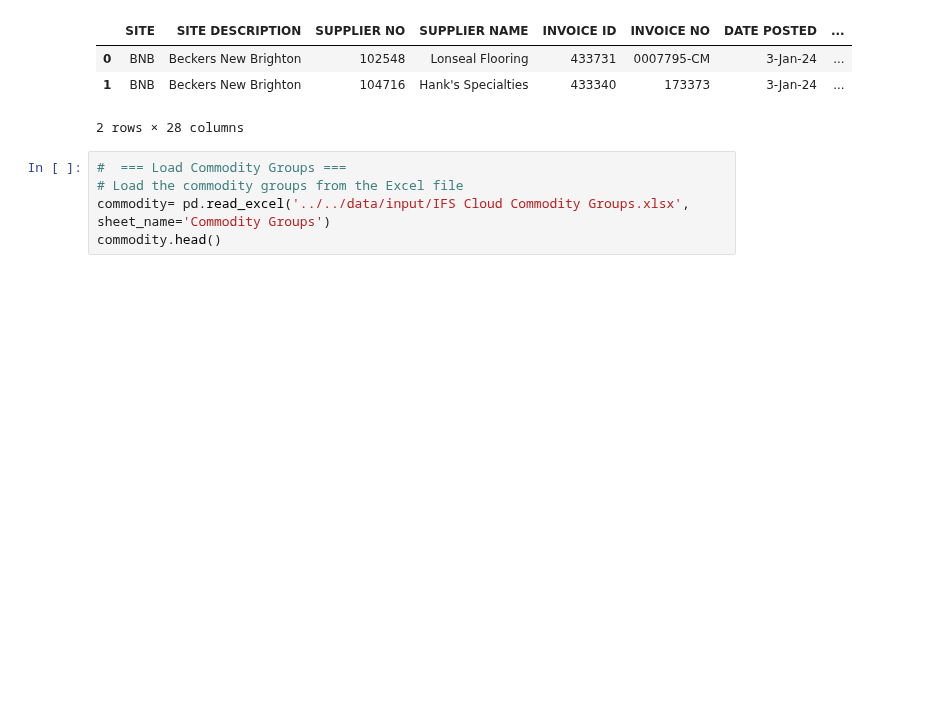
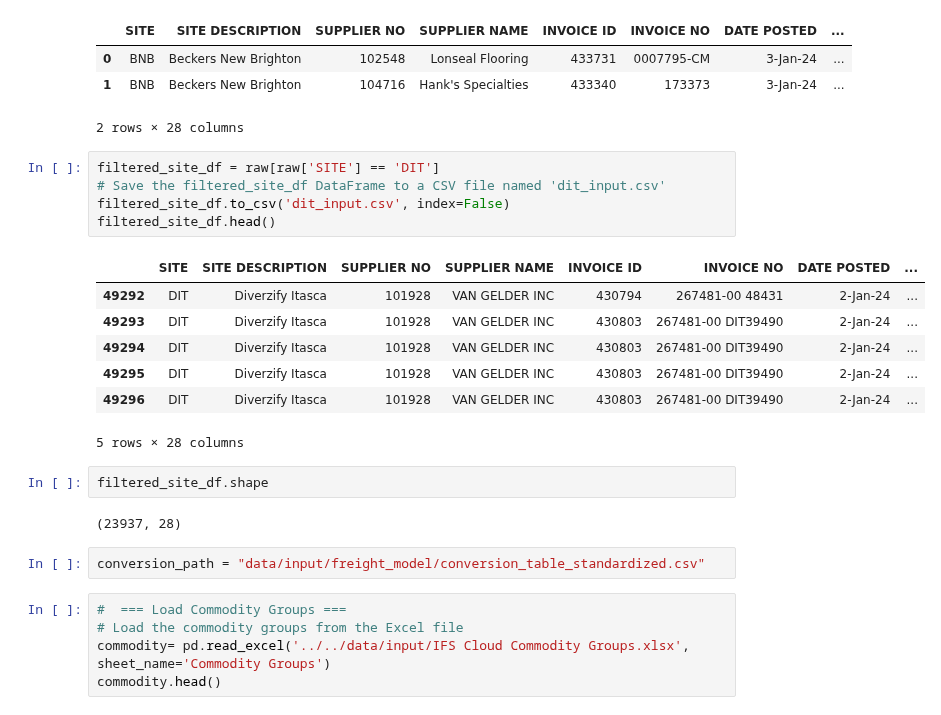
Before and after one commit to Zhuwaki/diverzify_freight_analysis, a Jupyter notebook: notebooks/nigel/nigel_15042025_project_analysis_v1100.ipynb, the cells around one changed output. Drawn from its saved outputs; the diff is of its cells as text; blank space fills up the shorter version.

```diff
--- a/notebooks/nigel/nigel_15042025_project_analysis_v1100.ipynb
+++ b/notebooks/nigel/nigel_15042025_project_analysis_v1100.ipynb
@@ -20,6 +20,25 @@ raw.head(2)
 | 0 | BNB | Beckers New Brighton | 102548 | Lonseal Flooring | 433731 | 0007795-CM | 3-Jan-24 | ... |
 | 1 | BNB | Beckers New Brighton | 104716 | Hank's Specialties | 433340 | 173373 | 3-Jan-24 | ... |
 2 rows × 28 columns
+# %%
+filtered_site_df = raw[raw['SITE'] == 'DIT']
+# Save the filtered_site_df DataFrame to a CSV file named 'dit_input.csv'
+filtered_site_df.to_csv('dit_input.csv', index=False)
+filtered_site_df.head()
+# %% [output]
+|  | SITE | SITE DESCRIPTION | SUPPLIER NO | SUPPLIER NAME | INVOICE ID | INVOICE NO | DATE POSTED | ... |
+| 49292 | DIT | Diverzify Itasca | 101928 | VAN GELDER INC | 430794 | 267481-00 48431 | 2-Jan-24 | ... |
+| 49293 | DIT | Diverzify Itasca | 101928 | VAN GELDER INC | 430803 | 267481-00 DIT39490 | 2-Jan-24 | ... |
+| 49294 | DIT | Diverzify Itasca | 101928 | VAN GELDER INC | 430803 | 267481-00 DIT39490 | 2-Jan-24 | ... |
+| 49295 | DIT | Diverzify Itasca | 101928 | VAN GELDER INC | 430803 | 267481-00 DIT39490 | 2-Jan-24 | ... |
+| 49296 | DIT | Diverzify Itasca | 101928 | VAN GELDER INC | 430803 | 267481-00 DIT39490 | 2-Jan-24 | ... |
+5 rows × 28 columns
+# %%
+filtered_site_df.shape
+# %% [output]
+(23937, 28)
+# %%
+conversion_path = "data/input/freight_model/conversion_table_standardized.csv"
 # %%
 #  === Load Commodity Groups ===
 # Load the commodity groups from the Excel file
```
Also changed, not shown: 7 other files.
